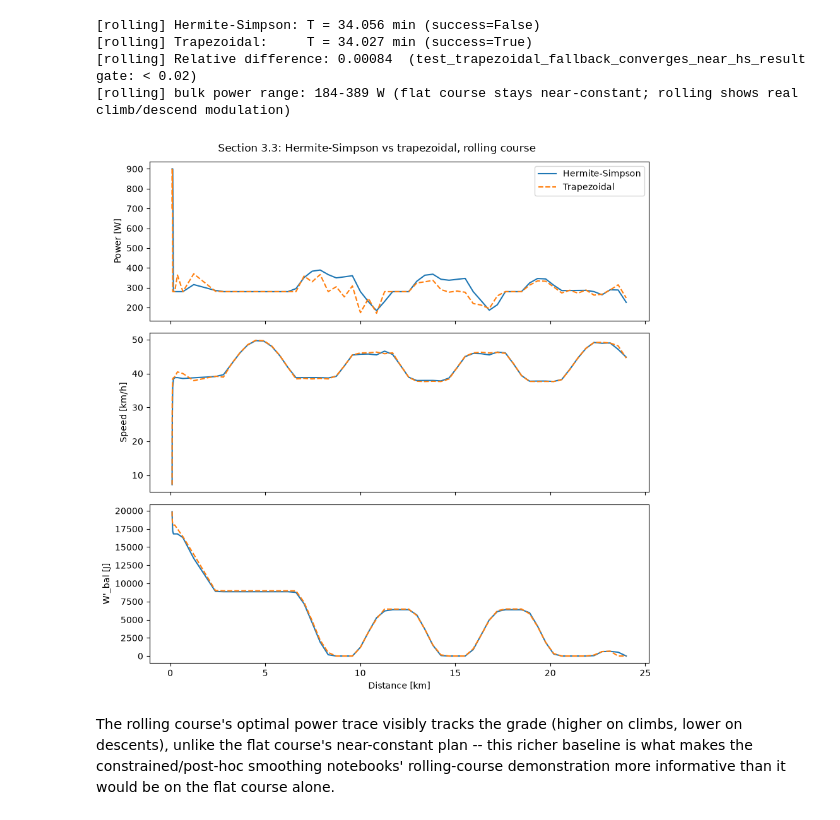
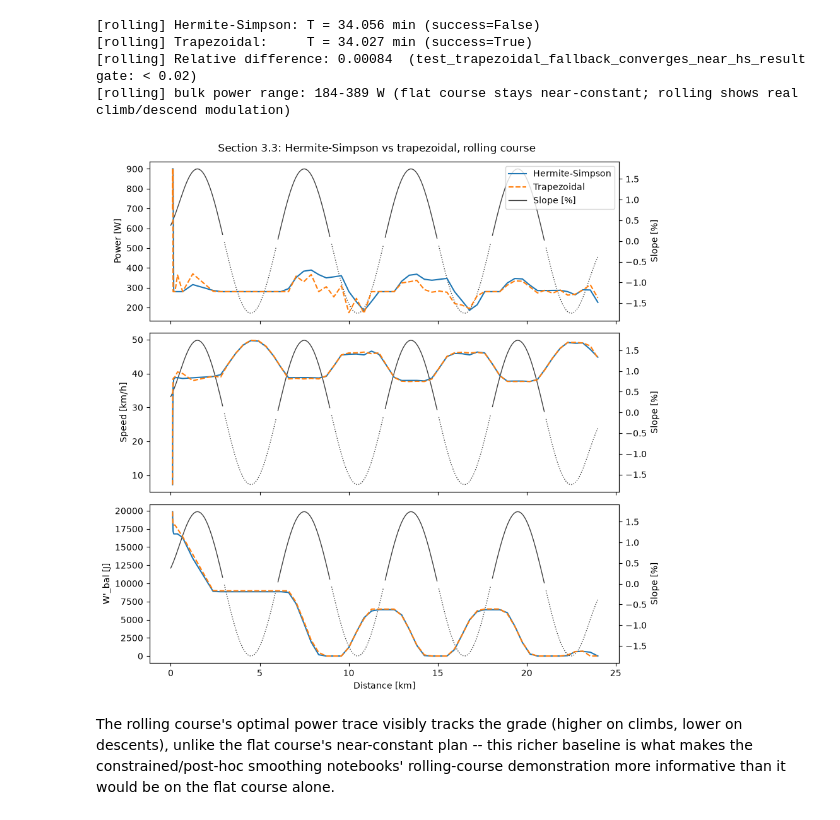
Before and after one commit to d0martins/TTT-strat, a Jupyter notebook: notebooks/phase1_optimization/phase_1_1_scheme_comparison.ipynb, the cells around one changed output. Cells and saved outputs as stored; diff of their text form; code cells hidden in the pictures.

```diff
--- a/notebooks/phase1_optimization/phase_1_1_scheme_comparison.ipynb
+++ b/notebooks/phase1_optimization/phase_1_1_scheme_comparison.ipynb
@@ -180,9 +180,9 @@ print(f"[rolling] bulk power range: {res_hs_rolling.power_W[9:].min():.0f}-{res_
 [rolling] Relative difference: 0.00084  (test_trapezoidal_fallback_converges_near_hs_result gate: < 0.02)
 [rolling] bulk power range: 184-389 W (flat course stays near-constant; rolling shows real climb/descend modulation)
 # %%
-pc.plot_scheme_comparison(res_hs_rolling, res_trap_rolling, "Section 3.3: Hermite-Simpson vs trapezoidal, rolling course")
+pc.plot_scheme_comparison(res_hs_rolling, res_trap_rolling, rolling_course, "Section 3.3: Hermite-Simpson vs trapezoidal, rolling course")
 # %% [output]
-[figure, old version]
+[figure, new version]
 # %% [markdown]
 The rolling course's optimal power trace visibly tracks the grade (higher
 on climbs, lower on descents), unlike the flat course's near-constant plan
```
Also changed, not shown: parts of 4 cells of this notebook, 1 other file.
